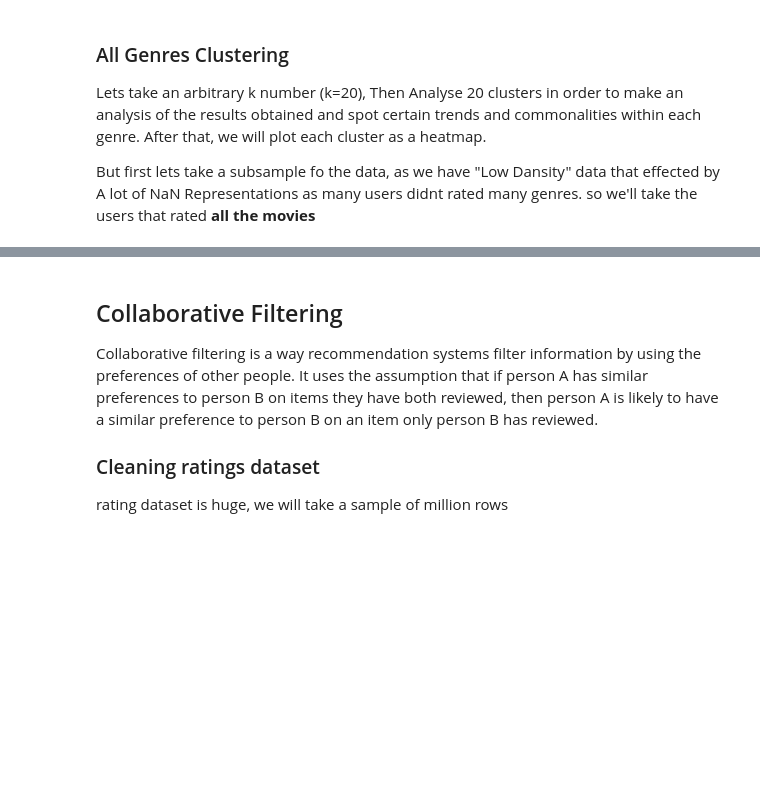
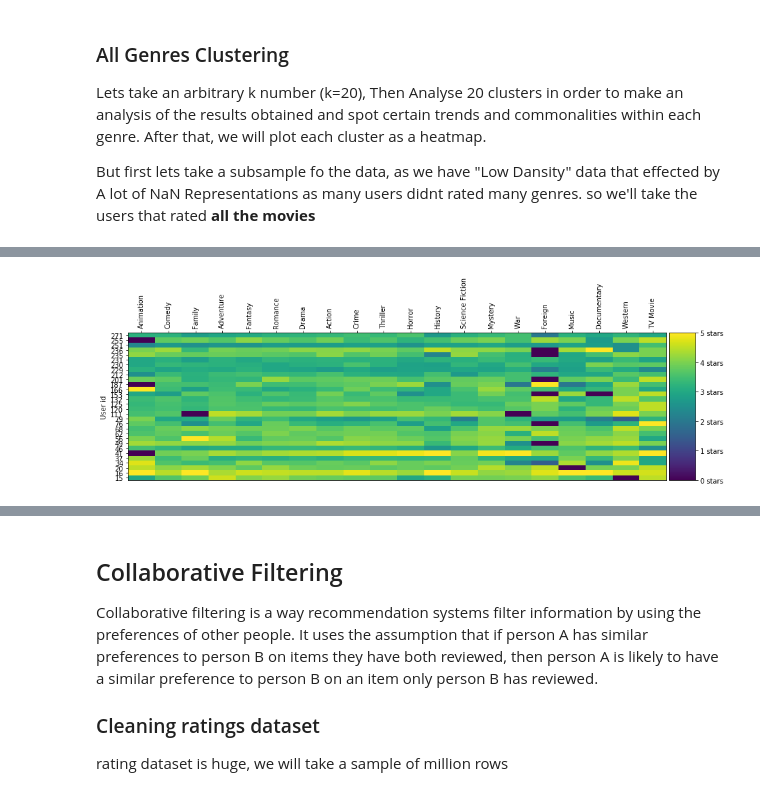
Before and after one commit to ronka/movie-recommendation-notebook, a Jupyter notebook: final_project.ipynb, the cells around one changed output, grey strips where cells are left out. Cells and saved outputs as stored; diff of their text form; code cells hidden in the pictures; blank space fills up the shorter version.

```diff
--- a/final_project.ipynb
+++ b/final_project.ipynb
@@ -638,0 +625,6 @@ See the caveats in the documentation: https://pandas.pydata.org/pandas-docs/stab
+# %%
+second_group = clustered[clustered['group']==1]  # 1
+second_group.drop(columns=['group'],inplace=True)
+draw_hm(second_group.head(30))
+# %% [output]
+[figure, added]
```
Also changed, not shown: parts of 24 cells of this notebook.
